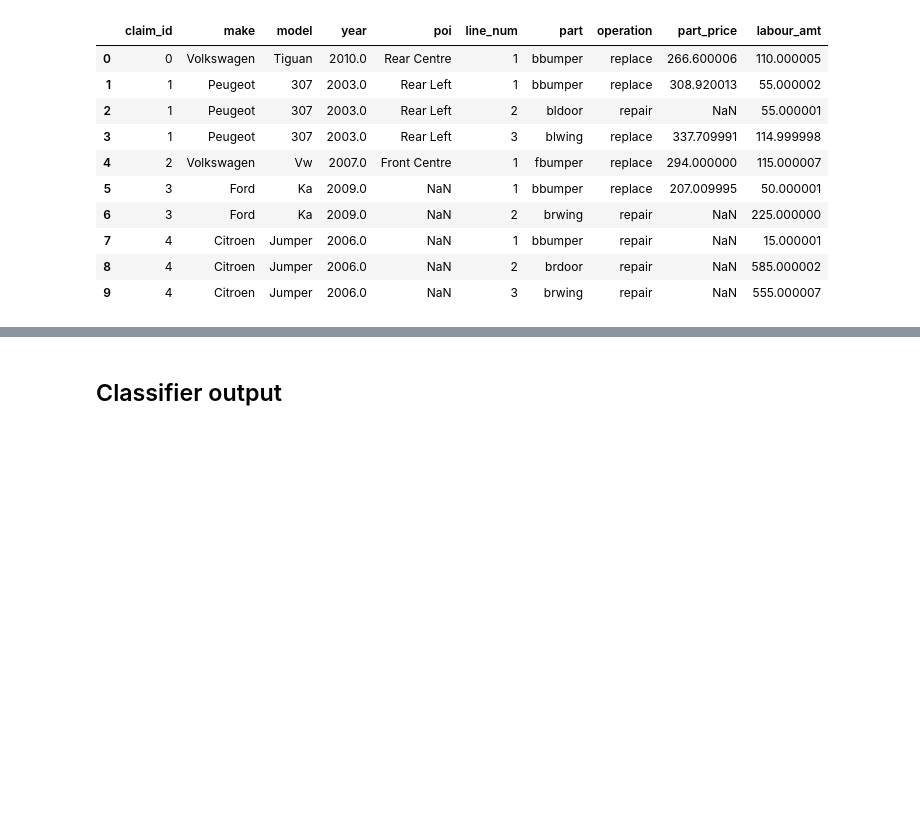
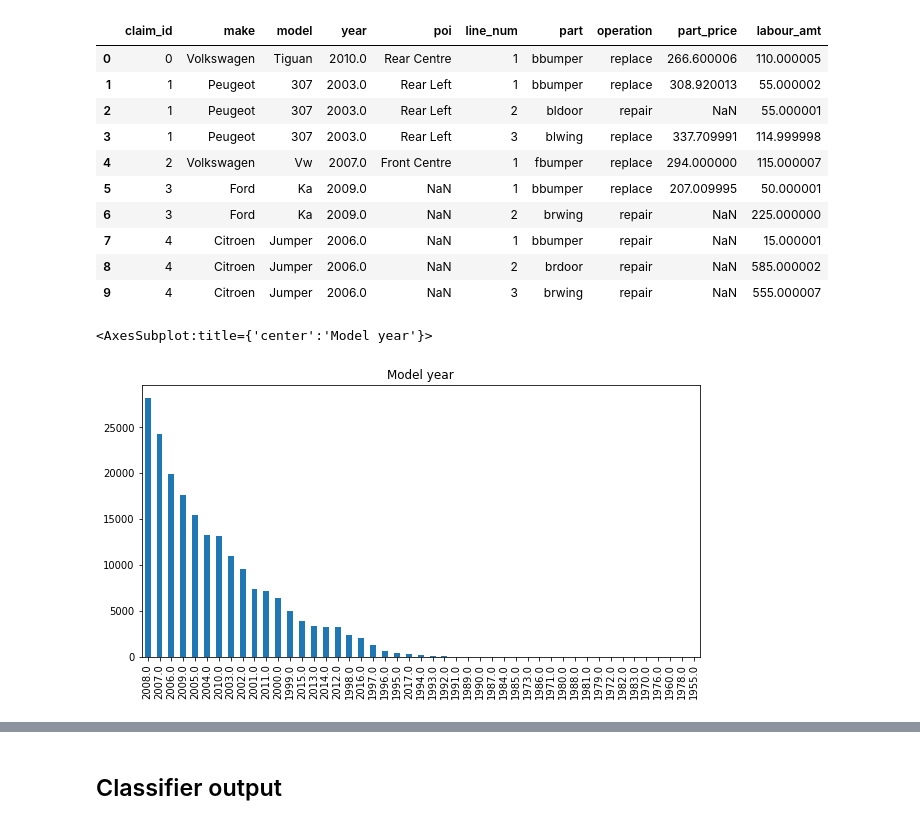
Before and after one commit to ricomnl/tractable_take_home_task, a Jupyter notebook: tractable.ipynb, the cells around one changed output, grey strips where cells are left out. Saved outputs shown, nothing was run; the diff lists cells and outputs as text; code cells hidden in the pictures; blank space fills up the shorter version.

```diff
--- a/tractable.ipynb
+++ b/tractable.ipynb
@@ -76,3 +76,10 @@ metadata.head(10)
 | 7 | 4 | Citroen | Jumper | 2006.0 | NaN | 1 | bbumper | repair | NaN | 15.000001 |
 | 8 | 4 | Citroen | Jumper | 2006.0 | NaN | 2 | brdoor | repair | NaN | 585.000002 |
 | 9 | 4 | Citroen | Jumper | 2006.0 | NaN | 3 | brwing | repair | NaN | 555.000007 |
+# %%
+metadata['year'].value_counts().plot(kind='bar',
+                                    figsize=(10,5),
+                                    title="Model year")
+# %% [output]
+<AxesSubplot:title={'center':'Model year'}>
+[figure, added]
```
Also changed, not shown: parts of 4 cells of this notebook.
